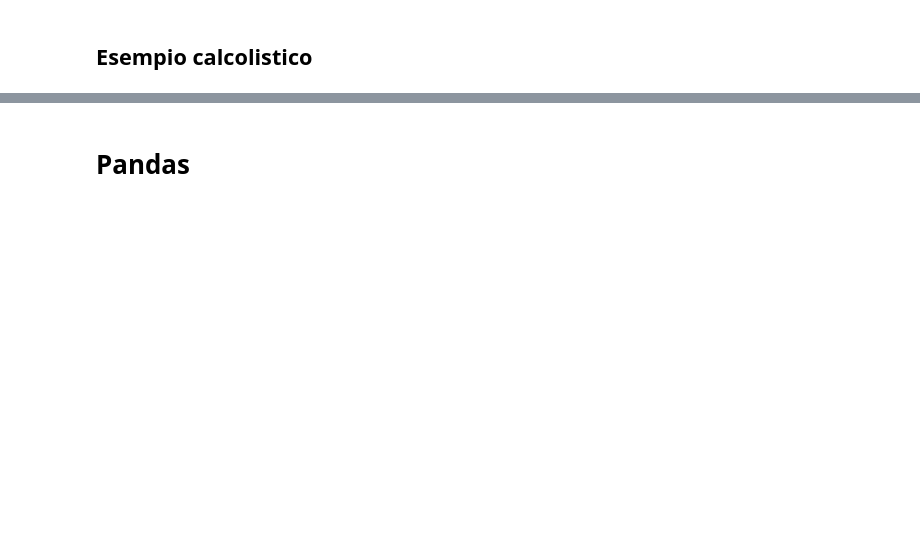
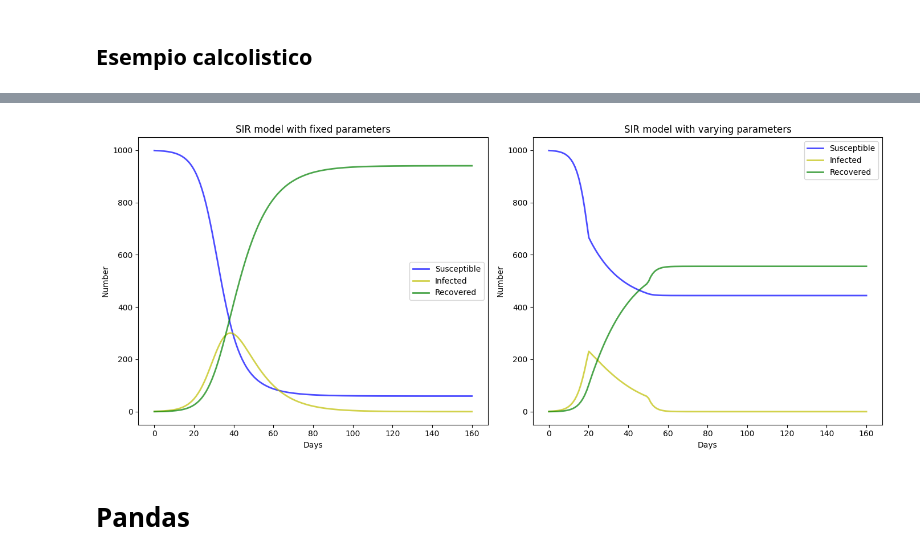
Before and after one commit to AIM-mate/corso-python-23, a Jupyter notebook: lezione-4/lezione-4.ipynb, the cells around one changed output, grey strips where cells are left out. Saved outputs shown, nothing was run; the diff lists cells and outputs as text; code cells hidden in the pictures; blank space fills up the shorter version.

```diff
--- a/lezione-4/lezione-4.ipynb
+++ b/lezione-4/lezione-4.ipynb
@@ -730,0 +700,5 @@ plot_traj(true_y, 1)
+# %%
+beta_fixed = 0.3
+gamma_fixed = 0.1
+ret_fixed = odeint(sir_model, y0, t, args=(beta_fixed, gamma_fixed, N))
+S_fixed, I_fixed, R_fixed = ret_fixed.T
@@ -730,0 +707,10 @@ plot_traj(true_y, 1)
+# %%
+# Function for varying beta and gamma
+def beta_func(t):
+    return 0.4 if t < 20 else 0.1  # Example: decrease beta after t=50
+
+def gamma_func(t):
+    return 0.1 if t < 50 else 0.4  # Example: decrease gamma after t=50
+
+ret_varying = odeint(sir_model_varying, y0, t, args=(beta_func, gamma_func, N))
+S_varying, I_varying, R_varying = ret_varying.T
@@ -731,3 +721,30 @@ plot_traj(true_y, 1)
+# %%
+# Plotting
+fig, (ax1, ax2) = plt.subplots(1, 2, figsize=(14, 6))
+
+# Plot with fixed parameters
+ax1.plot(t, S_fixed, 'b', alpha=0.7, linewidth=2, label='Susceptible')
+ax1.plot(t, I_fixed, 'y', alpha=0.7, linewidth=2, label='Infected')
+ax1.plot(t, R_fixed, 'g', alpha=0.7, linewidth=2, label='Recovered')
+ax1.set_xlabel('Days')
+ax1.set_ylabel('Number')
+ax1.set_title('SIR model with fixed parameters')
+ax1.legend()
+
+# Plot with varying parameters
+ax2.plot(t, S_varying, 'b', alpha=0.7, linewidth=2, label='Susceptible')
+ax2.plot(t, I_varying, 'y', alpha=0.7, linewidth=2, label='Infected')
+ax2.plot(t, R_varying, 'g', alpha=0.7, linewidth=2, label='Recovered')
+ax2.set_xlabel('Days')
+ax2.set_ylabel('Number')
+ax2.set_title('SIR model with varying parameters')
+ax2.legend()
+
+# Display the graphs
+plt.tight_layout()
+plt.show()
+# %% [output]
+[figure, added]
 # %% [markdown]
 # Pandas
 # %%
```
Also changed, not shown: parts of 43 cells of this notebook.
